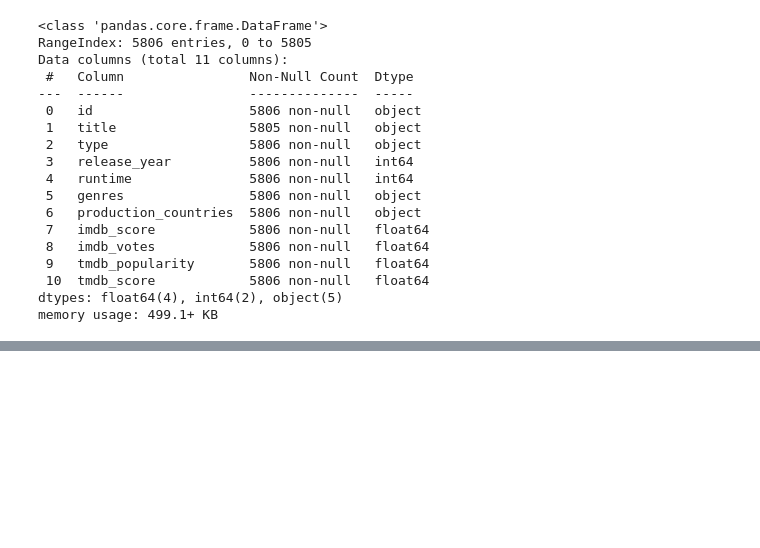
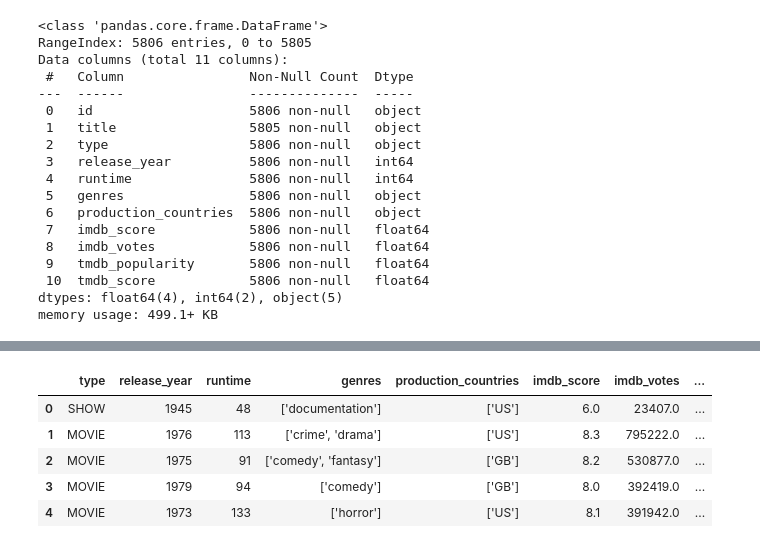
Before and after one commit to akrepel/DS1-GroupProject, a Jupyter notebook: DS1P.ipynb, the cells around one changed output, grey strips where cells are left out. Drawn from its saved outputs; the diff is of its cells as text; code cells hidden in the pictures; blank space fills up the shorter version.

```diff
--- a/DS1P.ipynb
+++ b/DS1P.ipynb
@@ -248,0 +306,9 @@ netflix_df.head(10)
+# %%
+netflix_df.head()
+# %% [output]
+|  | type | release_year | runtime | genres | production_countries | imdb_score | imdb_votes | ... |
+| 0 | SHOW | 1945 | 48 | ['documentation'] | ['US'] | 6.0 | 23407.0 | ... |
+| 1 | MOVIE | 1976 | 113 | ['crime', 'drama'] | ['US'] | 8.3 | 795222.0 | ... |
+| 2 | MOVIE | 1975 | 91 | ['comedy', 'fantasy'] | ['GB'] | 8.2 | 530877.0 | ... |
+| 3 | MOVIE | 1979 | 94 | ['comedy'] | ['GB'] | 8.0 | 392419.0 | ... |
+| 4 | MOVIE | 1973 | 133 | ['horror'] | ['US'] | 8.1 | 391942.0 | ... |
```
Also changed, not shown: parts of 28 cells of this notebook.
